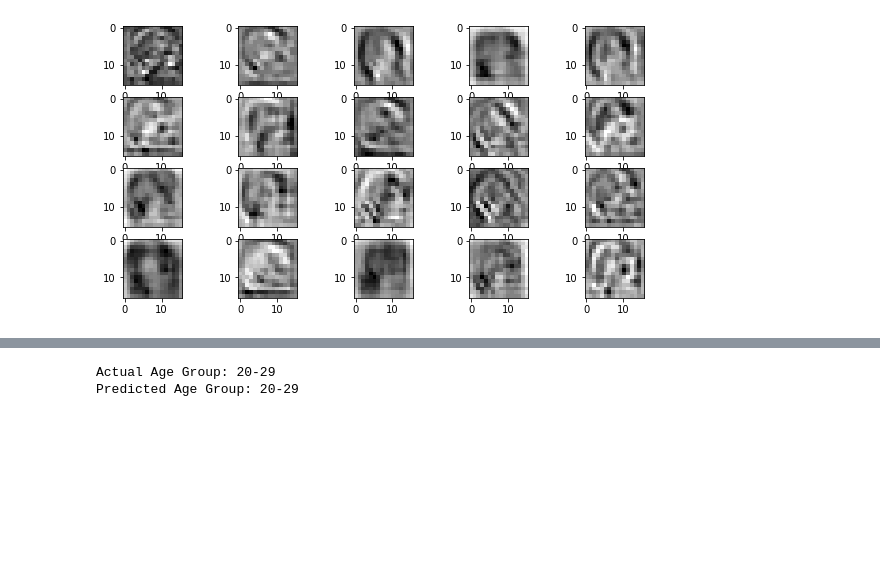
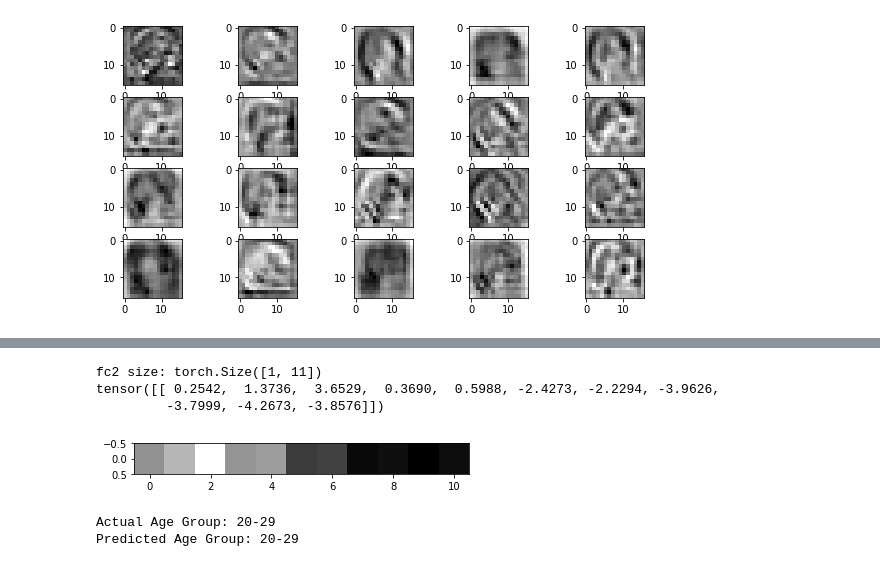
Before and after one commit to karen-poon/aps360-project, a Jupyter notebook: NewAgeClassification.ipynb, the cells around one changed output, grey strips where cells are left out. Cells and saved outputs as stored; diff of their text form; code cells hidden in the pictures; blank space fills up the shorter version.

```diff
--- a/NewAgeClassification.ipynb
+++ b/NewAgeClassification.ipynb
@@ -585,3 +597,16 @@ for idx in range(act.size(0)):
+# %%
+final_model.fc2.register_forward_hook(get_activation('fc2'))
+output = final_model(imgs)
+act = activation['fc2']
+
+print("fc2 size:", act.shape)
+plt.imshow(act, cmap=plt.get_cmap('gray'))
+print(act)
+# %% [output]
+fc2 size: torch.Size([1, 11])
+tensor([[ 0.2542,  1.3736,  3.6529,  0.3690,  0.5988, -2.4273, -2.2294, -3.9626,
+         -3.7999, -4.2673, -3.8576]])
+[figure, added]
 # %%
 # see what my model's prediction is
 output = final_model(imgs)
```
Also changed, not shown: parts of 1 cell of this notebook.
